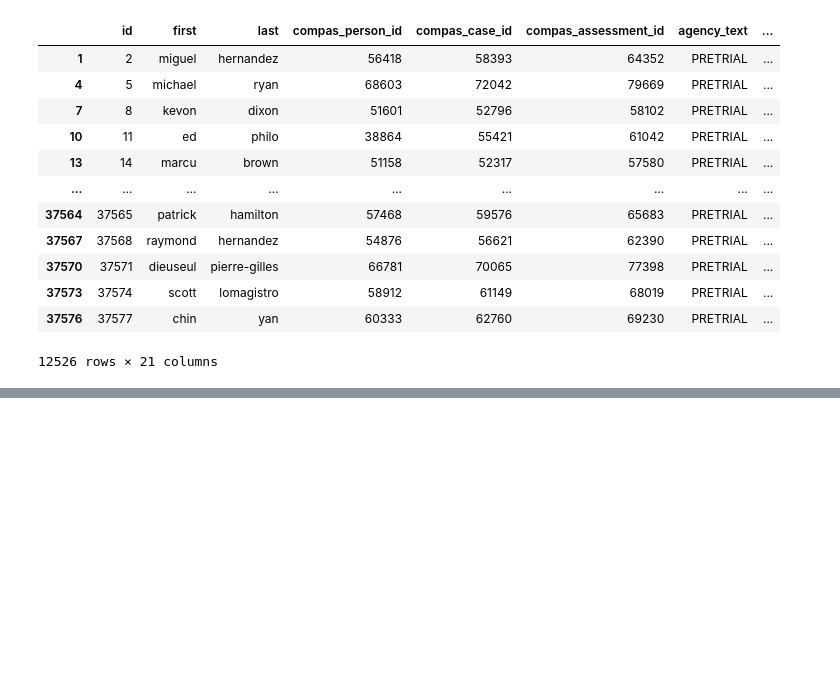
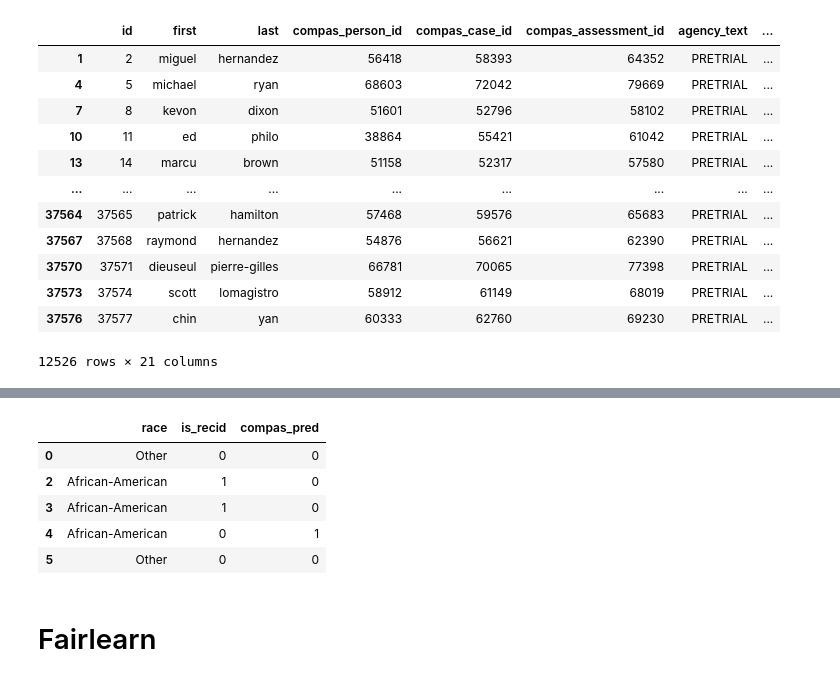
Before and after one commit to Innoccull/compas, a Jupyter notebook: compas analysis.ipynb, the cells around one changed output, grey strips where cells are left out. Drawn from its saved outputs; the diff is of its cells as text; code cells hidden in the pictures; blank space fills up the shorter version.

```diff
--- a/compas analysis.ipynb
+++ b/compas analysis.ipynb
@@ -61,3 +76,37 @@ compas_rec_df
+# %%
+# create a df to test fairness of predictions
+fairness_test_df = person_df[['race', 'decile_score', 'is_recid']]
+
+#filter out rows with unknown recidivism
+fairness_test_df = fairness_test_df[fairness_test_df['is_recid'] != -1]
+# %%
+#function to set recidivism prediction based on compas decile score
+# 1-5 = not recidivate coded as 0
+# 6-10 = recidivate coded as 1
+
+def compas_pred(decile_score):
+    if 0 <= decile_score <= 5:
+        return 0
+    else:
+        return 1
+# %%
+#apply function
+fairness_test_df['compas_pred'] = fairness_test_df.apply(lambda x: compas_pred(x['decile_score']), axis=1)
+
+#drop decile score
+fairness_test_df = fairness_test_df.drop('decile_score', axis=1)
+
+#view dataframe
+fairness_test_df.head()
+# %% [output]
+|  | race | is_recid | compas_pred |
+| 0 | Other | 0 | 0 |
+| 2 | African-American | 1 | 0 |
+| 3 | African-American | 1 | 0 |
+| 4 | African-American | 0 | 1 |
+| 5 | Other | 0 | 0 |
+# %% [markdown]
+# Fairlearn
 # %%
 #import fairlearn fairness assessment libraries
 
```
Also changed, not shown: parts of 11 cells of this notebook, 1 other file.
